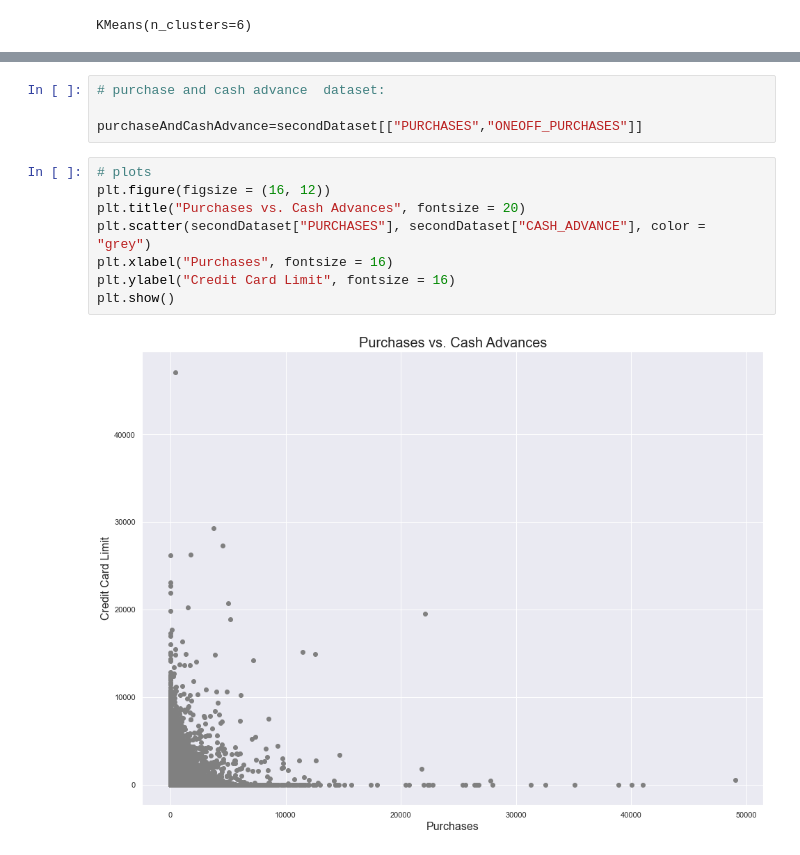
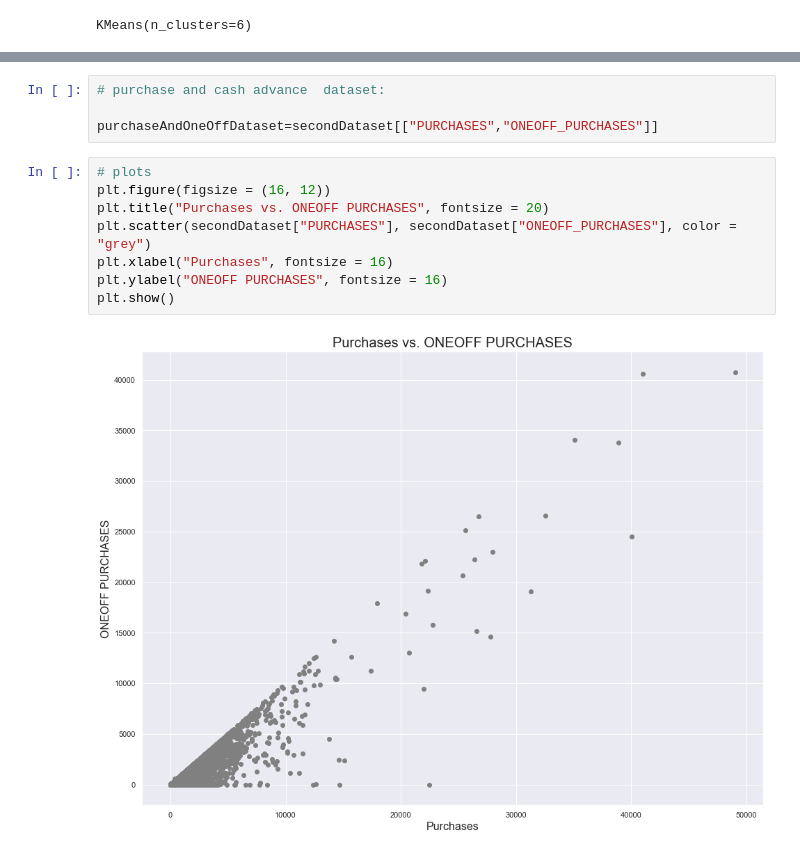
Before and after one commit to Jruz9/customer-targeting-using-cerdit-card-data, a Jupyter notebook: customerTargetingUsingCreditCardData.ipynb, the cells around one changed output, grey strips where cells are left out. Cells and saved outputs as stored; diff of their text form.

```diff
--- a/customerTargetingUsingCreditCardData.ipynb
+++ b/customerTargetingUsingCreditCardData.ipynb
@@ -273,14 +273,14 @@ plt.show()
 # %%
 # purchase and cash advance  dataset:
 
-purchaseAndCashAdvance=secondDataset[["PURCHASES","ONEOFF_PURCHASES"]]
+purchaseAndOneOffDataset=secondDataset[["PURCHASES","ONEOFF_PURCHASES"]]
 # %%
 # plots
 plt.figure(figsize = (16, 12))
-plt.title("Purchases vs. Cash Advances", fontsize = 20)
-plt.scatter(secondDataset["PURCHASES"], secondDataset["CASH_ADVANCE"], color = "grey")
+plt.title("Purchases vs. ONEOFF PURCHASES", fontsize = 20)
+plt.scatter(secondDataset["PURCHASES"], secondDataset["ONEOFF_PURCHASES"], color = "grey")
 plt.xlabel("Purchases", fontsize = 16)
-plt.ylabel("Credit Card Limit", fontsize = 16)
+plt.ylabel("ONEOFF PURCHASES", fontsize = 16)
 plt.show()
 # %% [output]
-[figure, old version]
+[figure, new version]
```
Also changed, not shown: parts of 10 cells of this notebook.
